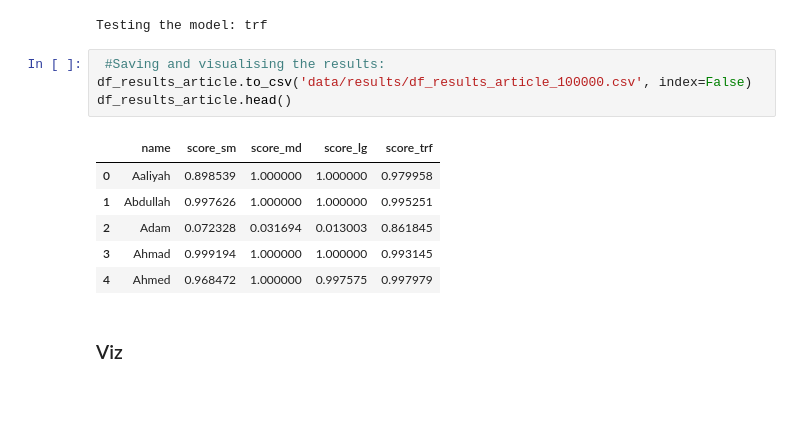
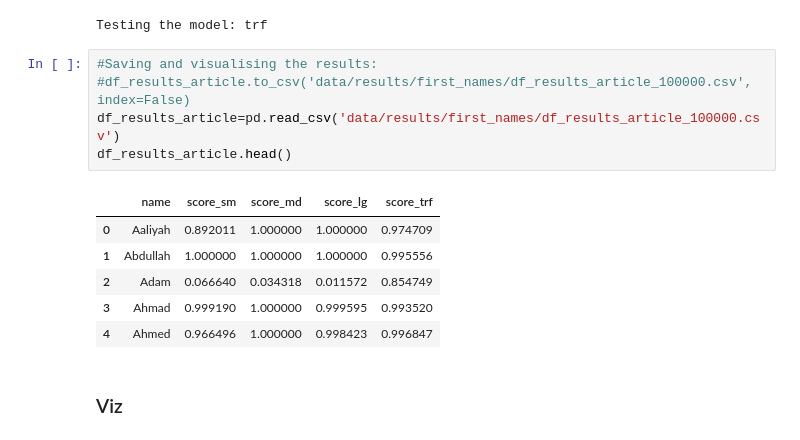
Before and after one commit to adrihans/Decoding_NER_Biases, a Jupyter notebook: complete_exploration_first_names.ipynb, the cells around one changed output. Drawn from its saved outputs; the diff is of its cells as text; blank space fills up the shorter version.

```diff
--- a/complete_exploration_first_names.ipynb
+++ b/complete_exploration_first_names.ipynb
@@ -389,16 +405,17 @@ Testing the model: md
 Testing the model: lg
 Testing the model: trf
 # %%
- #Saving and visualising the results:
-df_results_article.to_csv('data/results/df_results_article_100000.csv', index=False)
+#Saving and visualising the results:
+#df_results_article.to_csv('data/results/first_names/df_results_article_100000.csv', index=False)
+df_results_article=pd.read_csv('data/results/first_names/df_results_article_100000.csv')
 df_results_article.head()
 # %% [output]
 |  | name | score_sm | score_md | score_lg | score_trf |
-| 0 | Aaliyah | 0.898539 | 1.000000 | 1.000000 | 0.979958 |
-| 1 | Abdullah | 0.997626 | 1.000000 | 1.000000 | 0.995251 |
-| 2 | Adam | 0.072328 | 0.031694 | 0.013003 | 0.861845 |
-| 3 | Ahmad | 0.999194 | 1.000000 | 1.000000 | 0.993145 |
-| 4 | Ahmed | 0.968472 | 1.000000 | 0.997575 | 0.997979 |
+| 0 | Aaliyah | 0.892011 | 1.000000 | 1.000000 | 0.974709 |
+| 1 | Abdullah | 1.000000 | 1.000000 | 1.000000 | 0.995556 |
+| 2 | Adam | 0.066640 | 0.034318 | 0.011572 | 0.854749 |
+| 3 | Ahmad | 0.999190 | 1.000000 | 0.999595 | 0.993520 |
+| 4 | Ahmed | 0.966496 | 1.000000 | 0.998423 | 0.996847 |
 # %% [markdown]
 ### Viz
 # %%
```
Also changed, not shown: parts of 58 cells of this notebook, 5 other files.
